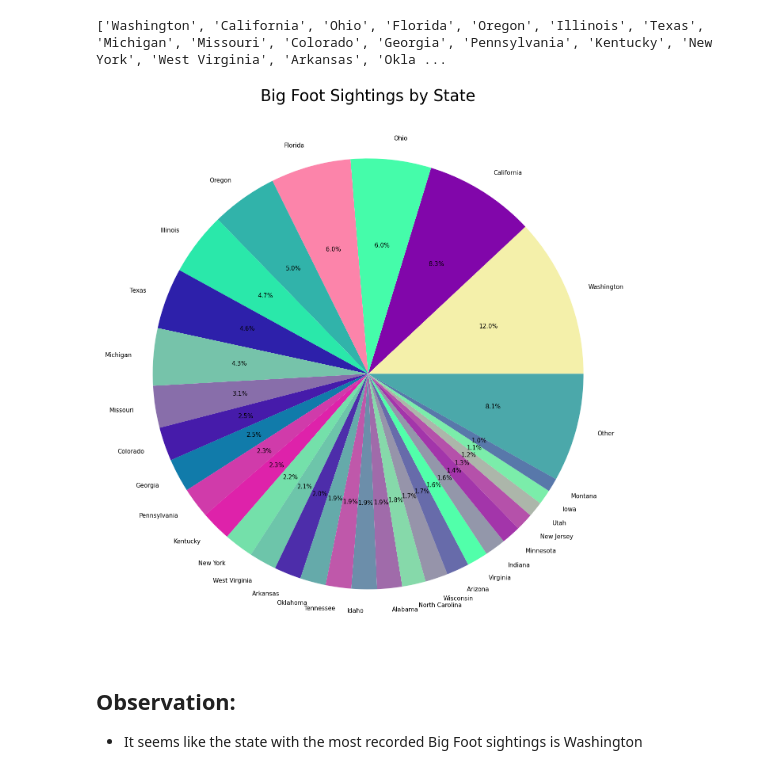
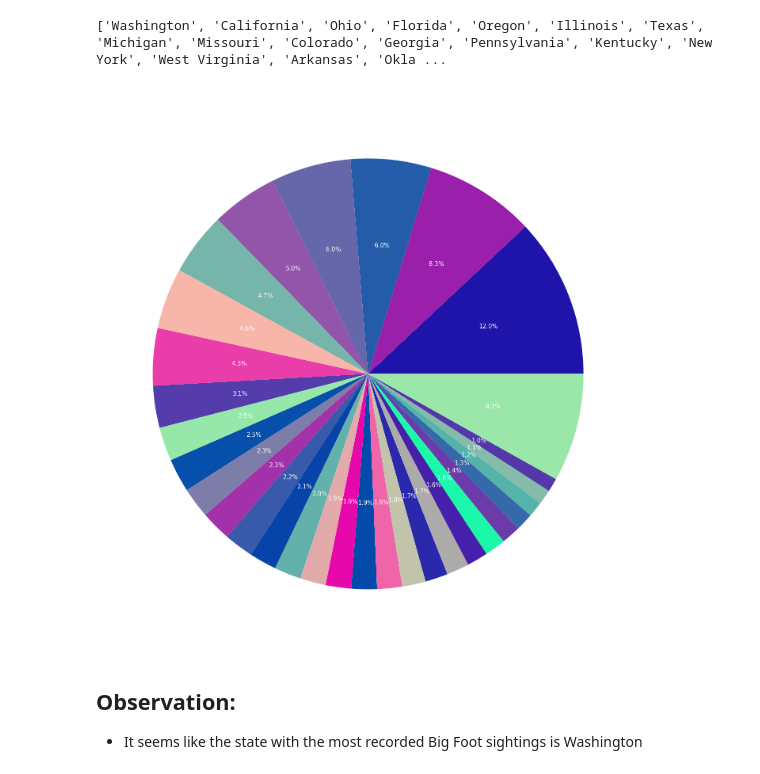
Before and after one commit to tarmacjupiter/bigfoot_opendata, a Jupyter notebook: BigFoot.ipynb, the cells around one changed output. Saved outputs shown, nothing was run; the diff lists cells and outputs as text; code cells hidden in the pictures.

```diff
--- a/BigFoot.ipynb
+++ b/BigFoot.ipynb
@@ -2,9 +2,16 @@
 # Import CSV File
 # %%
 import pandas as pd
+import requests
+url = "https://query.data.world/s/kbp7qridgjgolm6zrohqkirqetjzeh"
+
+r = requests.get(url, allow_redirects=True)
+
+# Saving the file as a CSV file
+open("big_foot_dataset.csv", "wb").write(r.content)
 
 # Import Data
-bigfoot_DF = pd.read_csv("bfro_reports_geocoded.csv")
+bigfoot_DF = pd.read_csv("big_foot_dataset.csv")
 
 # Print Last 3 entries
 bigfoot_DF[-3:]
@@ -97,27 +104,27 @@ print(states_shortened, state_freq_shortened)
 # %%
 # Random Color function to make pie chart look cooler!
 # From PythonPool.com https://www.pythonpool.com/python-random-color/
 def random_color():
     import random
     hexadecimal = "#"+''.join([random.choice('ABCDEF0123456789') for i in range(4)])
     hexadecimal += "AA"
     return hexadecimal
 
 # Logic to add random colors to the colors array
 colors = []
 for i in range(len(state_freq_shortened)):
     colors.append(random_color())
 
 # pie(numbers, states, colors, text_props, percentages, shadow)
 plt.pie(state_freq_shortened, labels=states_shortened, colors=colors,
-textprops={"fontsize": 15, "color": "black"}, autopct='%.1f%%')
-plt.title("Big Foot Sightings by State", fontdict={"fontsize": 40})
+textprops={"fontsize": 15, "color": "white"}, autopct='%.1f%%')
+plt.title("Big Foot Sightings by State", fontdict={"fontsize": 40, "color": "w"})
 fig = plt.gcf()
 fig.set_size_inches(25,25) # Makes pie chart larger
 
 plt.show()
 # %% [output]
-[figure, old version]
+[figure, new version]
 # %% [markdown]
 ## Observation:
 * It seems like the state with the most recorded Big Foot sightings is Washington
```
Also changed, not shown: parts of 1 cell of this notebook, 1 other file.
